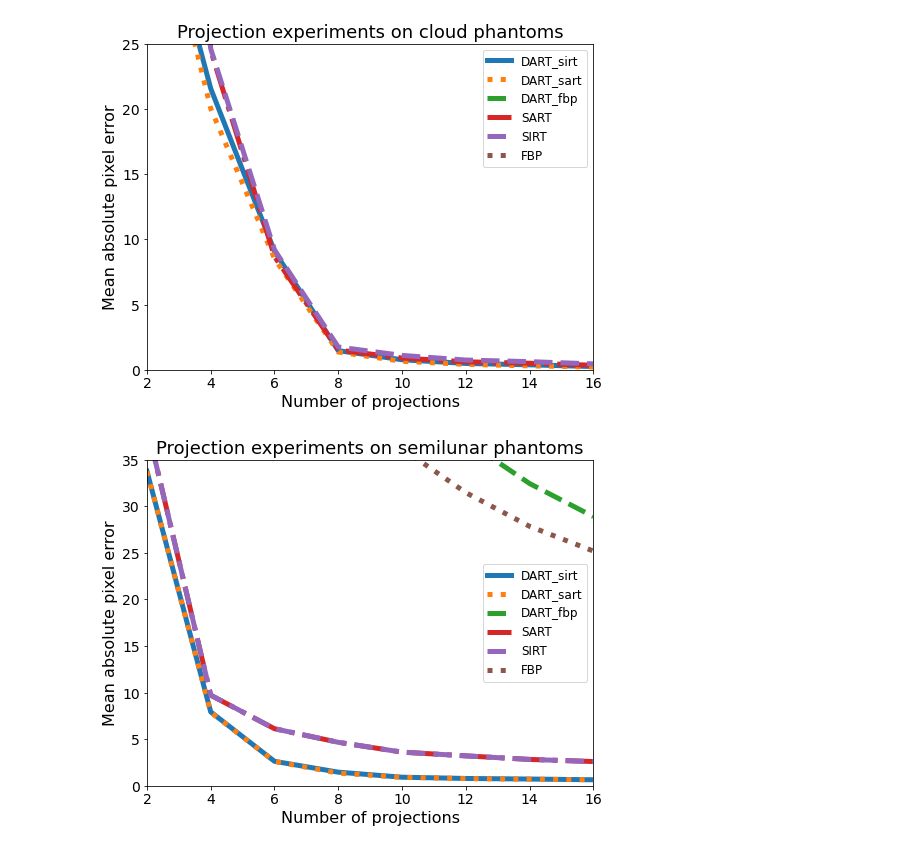
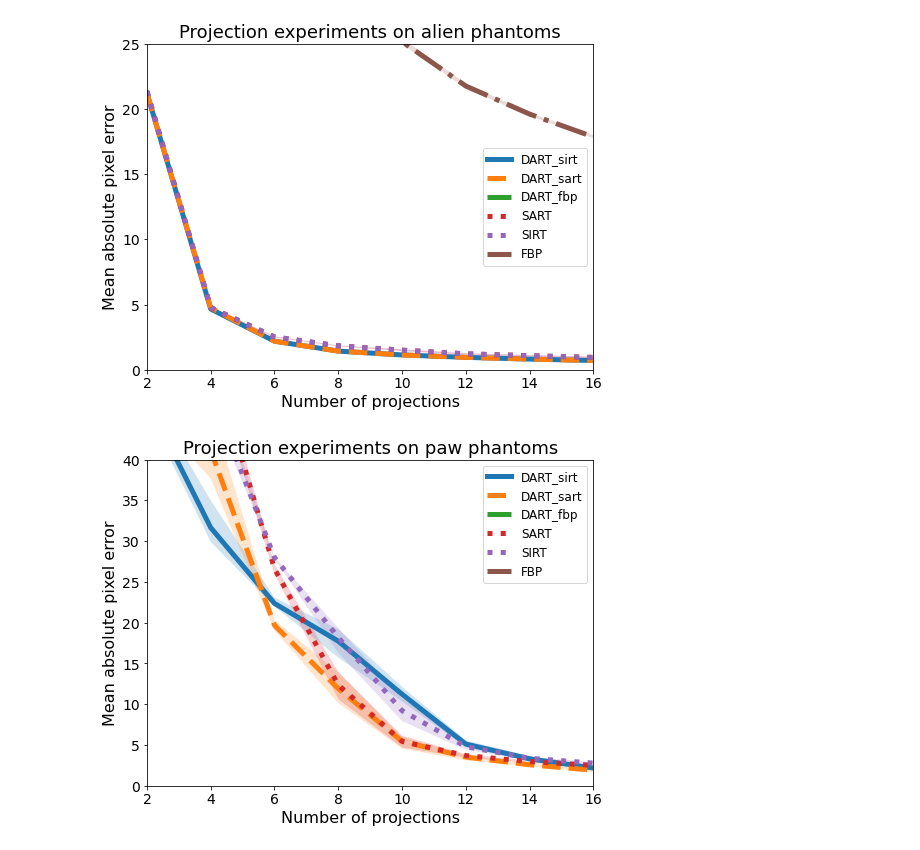
Before and after one commit to OhGreat/DART_python, a Jupyter notebook: results_visualization.ipynb, the cells around one changed output. Drawn from its saved outputs; the diff is of its cells as text; code cells hidden in the pictures.

```diff
--- a/results_visualization.ipynb
+++ b/results_visualization.ipynb
@@ -9,7 +140,7 @@ from src.phantoms import *
 # %%
 curr_errors = []
 reps= 3
-phants = "clouds"
+phants = "aliens"
 phant = phants[:-1]
 dirs = [f"{phant}_0.png", f"{phant}_1.png", f"{phant}_2.png"]
 algs = ["DART_sirt", "DART_sart", "DART_fbp", "SART", "SIRT", "RBF"]
@@ -38,11 +169,20 @@ for alg in algs:
     means = np.mean(curr_errors, axis=0)
     maxs = np.max(curr_errors, axis=0)
     mins = np.min(curr_errors, axis=0)
-    #plt.fill_between(x,mins, maxs, alpha=0.3)
+    plt.fill_between(x,mins, maxs, alpha=0.2)
     if alg == "RBF":
         alg = "FBP"
+    if "DART" in alg:
+        line = "solid"
+        if "sart" in alg:
+            line = "--"
+    elif "DART" not in alg and "SART" in alg or "SIRT" in alg:
+        line = "dotted"
+    else: line = "dashed"
+    if "FBP" in alg or "fbp" in alg:
+        line = "dashdot"
     plt.plot(means, label=alg,
-            linestyle=linestyles[counter],
+            linestyle=line,
             linewidth=5
             )
 
@@ -61,11 +201,11 @@ plt.ylim([0, 25])
 plt.margins(x=0.0)
 plt.show()
 # %% [output]
-[figure, old version]
+[figure, new version]
 # %%
 curr_errors = []
 reps= 3
-phants = "semilunars"
+phants = "paws"
 phant = phants[:-1]
 dirs = [f"{phant}_0.png", f"{phant}_1.png", f"{phant}_2.png"]
 algs = ["DART_sirt", "DART_sart", "DART_fbp", "SART", "SIRT", "RBF"]
@@ -87,34 +227,43 @@ for alg in algs:
         dir_files = sorted(listdir(curr_dir))
 
         for filename in dir_files:
             if alg not in filename:
                 continue
             if '.npy' in filename:
                 curr_errors.append(np.load(curr_dir+filename))
     means = np.mean(curr_errors, axis=0)
     maxs = np.max(curr_errors, axis=0)
     mins = np.min(curr_errors, axis=0)
-    #plt.fill_between(x,mins, maxs, alpha=0.3)
+    plt.fill_between(x,mins, maxs, alpha=0.2)
     if alg == "RBF":
         alg = "FBP"
+    if "DART" in alg:
+        line = "solid"
+        if "sart" in alg:
+            line = "--"
+    elif "DART" not in alg and "SART" in alg or "SIRT" in alg:
+        line = "dotted"
+    else: line = "dashed"
+    if "FBP" in alg or "fbp" in alg:
+        line = "dashdot"
     plt.plot(means, label=alg,
-            linestyle=linestyles[counter],
+            linestyle=line,
             linewidth=5
             )
 
     curr_errors = []
 
     tot.append(curr_errors)
     counter += 1
 
 plt.legend(fontsize=12)
 plt.title(f"Projection experiments on {phant} phantoms", fontsize=18)
 plt.ylabel("Mean absolute pixel error", fontsize=16)
 plt.xlabel("Number of projections", fontsize=16)
 plt.xticks(ticks=x ,labels=noises, fontsize=14)
 plt.yticks( fontsize=14)
-plt.ylim([0, 35])
+plt.ylim([0, 40])
 plt.margins(x=0.0)
 plt.show()
 # %% [output]
-[figure, old version]
+[figure, new version]
```
Also changed, not shown: parts of 11 cells of this notebook, 8 other files.
